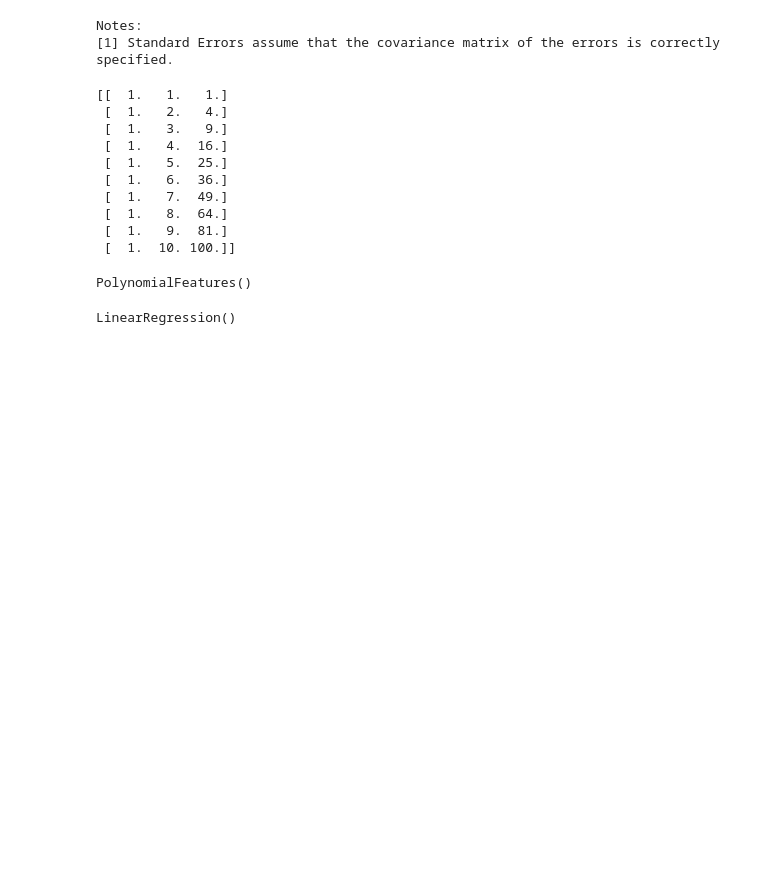
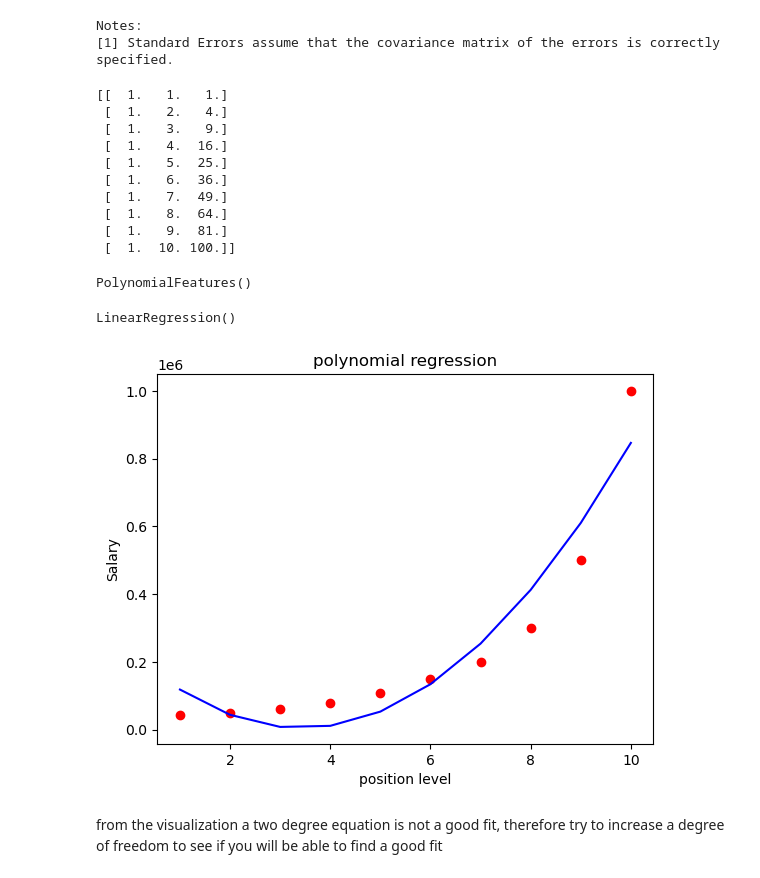
Before and after one commit to texaskyle/Data_science, a Jupyter notebook: polynomial regression/polynomial regression.ipynb, the cells around one changed output. Saved outputs shown, nothing was run; the diff lists cells and outputs as text; code cells hidden in the pictures; blank space fills up the shorter version.

```diff
--- a/polynomial regression/polynomial regression.ipynb
+++ b/polynomial regression/polynomial regression.ipynb
@@ -118,3 +118,16 @@ lin_reg = LinearRegression()
 lin_reg.fit(X_poly, y)
 # %% [output]
 LinearRegression()
+# %%
+# visualizing the polynomial regression results
+plt.scatter(x, y, color = 'red')
+plt.plot(x, lin_reg.predict(poly_reg.fit_transform(x)) ,color = 'blue')
+plt.title("polynomial regression")
+plt.xlabel("position level")
+plt.ylabel("Salary")
+plt.show()
+# %% [output]
+[figure, added]
+# %% [markdown]
+from the visualization a two degree equation is not a good fit, therefore try to increase a degree of freedom to see
+if you will be able to find a good fit
```
Also changed, not shown: parts of 5 cells of this notebook, 26 other files.
